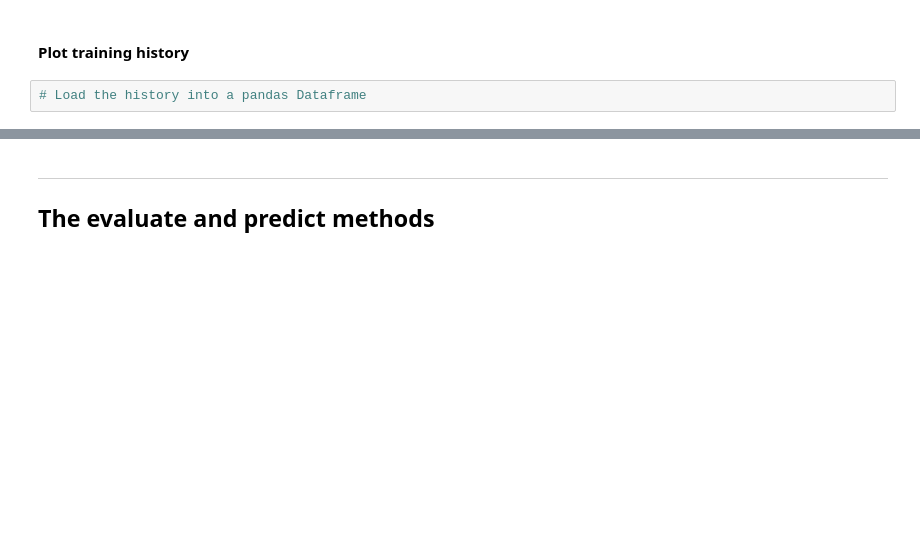
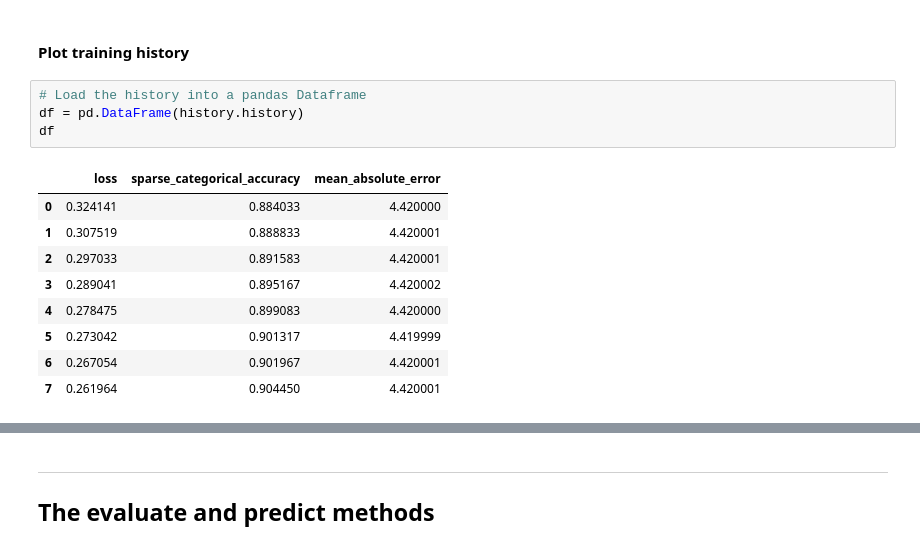
Before and after one commit to ahmed-gharib89/TensorFlow_2_for_Deep_Learning, a Jupyter notebook: week2/Building_a_Sequential_model.ipynb, the cells around one changed output, grey strips where cells are left out. Drawn from its saved outputs; the diff is of its cells as text; blank space fills up the shorter version.

```diff
--- a/week2/Building_a_Sequential_model.ipynb
+++ b/week2/Building_a_Sequential_model.ipynb
@@ -172,5 +215,17 @@ labels = [
 #### Plot training history
 # %%
 # Load the history into a pandas Dataframe
+df = pd.DataFrame(history.history)
+df
+# %% [output]
+|  | loss | sparse_categorical_accuracy | mean_absolute_error |
+| 0 | 0.324141 | 0.884033 | 4.420000 |
+| 1 | 0.307519 | 0.888833 | 4.420001 |
+| 2 | 0.297033 | 0.891583 | 4.420001 |
+| 3 | 0.289041 | 0.895167 | 4.420002 |
+| 4 | 0.278475 | 0.899083 | 4.420000 |
+| 5 | 0.273042 | 0.901317 | 4.419999 |
+| 6 | 0.267054 | 0.901967 | 4.420001 |
+| 7 | 0.261964 | 0.904450 | 4.420001 |
 # %%
 # Make a plot for the loss
```
Also changed, not shown: parts of 13 cells of this notebook.
